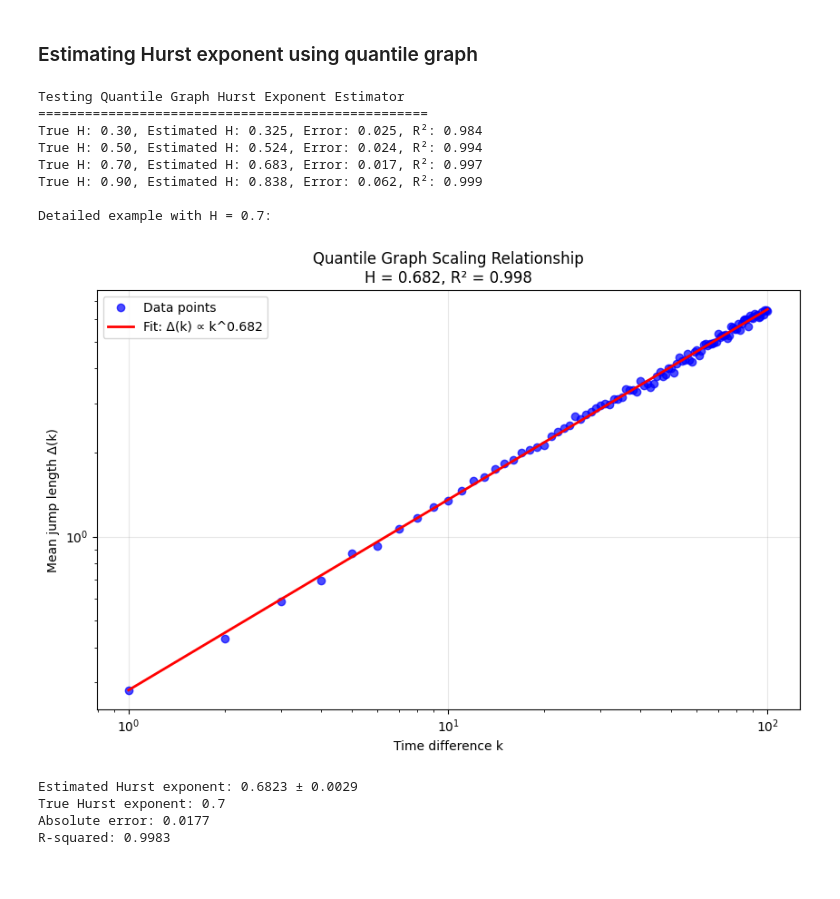
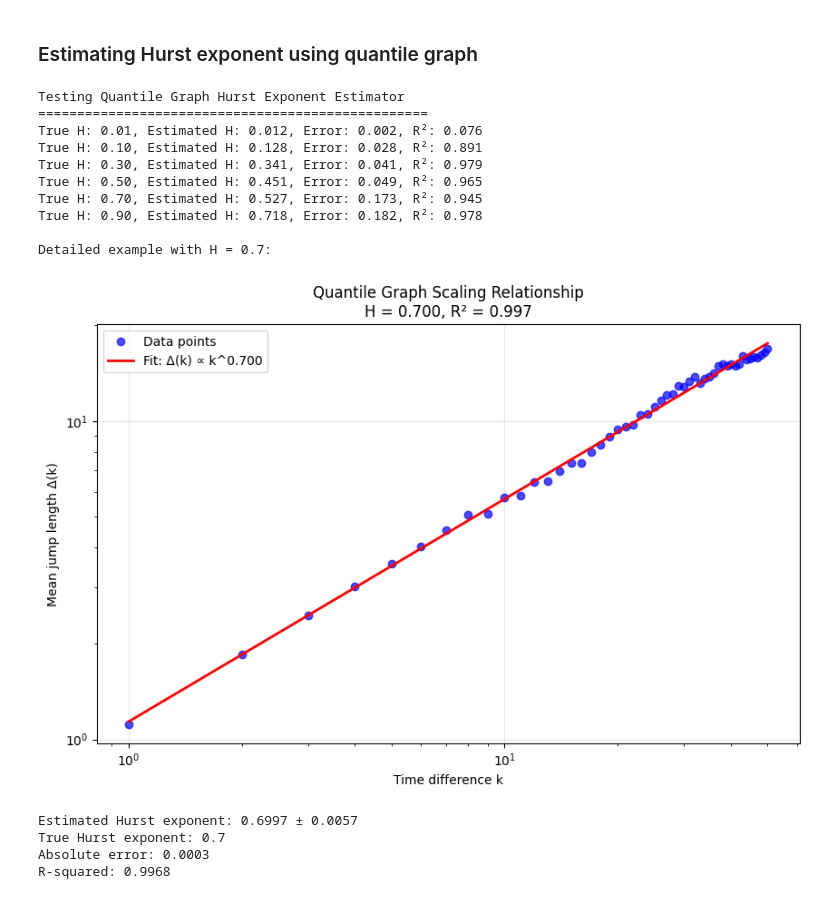
Before and after one commit to nsambel1980/causal_discovery, a Jupyter notebook: QuantileGraphHurstEstimator.ipynb, the cells around one changed output. Drawn from its saved outputs; the diff is of its cells as text; code cells hidden in the pictures.

```diff
--- a/QuantileGraphHurstEstimator.ipynb
+++ b/QuantileGraphHurstEstimator.ipynb
@@ -283,42 +283,44 @@ if __name__ == "__main__":
     print("=" * 50)
 
     # Test different Hurst exponents
-    true_hurst_values = [0.3, 0.5, 0.7, 0.9]
-    n_points = 5000
+    true_hurst_values = [0.01, 0.1, 0.3, 0.5, 0.7, 0.9]
+    n_points = 500
 
     estimator = QuantileGraphHurstEstimator(n_quantiles=50, random_state=42)
 
     for true_H in true_hurst_values:
         # Generate synthetic fBm
         fbm = generate_fractional_brownian_motion(n_points, true_H, random_state=42)
 
         # Estimate Hurst exponent
         estimated_H, results = estimator.estimate_hurst_exponent(fbm, plot_results=False)
 
         print(f"True H: {true_H:.2f}, Estimated H: {estimated_H:.3f}, "
               f"Error: {abs(estimated_H - true_H):.3f}, R²: {results['r_squared']:.3f}")
 
     # Detailed example with plotting
     print("\nDetailed example with H = 0.7:")
     true_H = 0.7
     fbm = generate_fractional_brownian_motion(n_points, true_H, random_state=123)
     estimated_H, results = estimator.estimate_hurst_exponent(fbm, plot_results=True)
 
     print(f"Estimated Hurst exponent: {estimated_H:.4f} ± {results['std_error']:.4f}")
     print(f"True Hurst exponent: {true_H}")
     print(f"Absolute error: {abs(estimated_H - true_H):.4f}")
     print(f"R-squared: {results['r_squared']:.4f}")
 # %% [output]
 Testing Quantile Graph Hurst Exponent Estimator
 ==================================================
-True H: 0.30, Estimated H: 0.325, Error: 0.025, R²: 0.984
-True H: 0.50, Estimated H: 0.524, Error: 0.024, R²: 0.994
-True H: 0.70, Estimated H: 0.683, Error: 0.017, R²: 0.997
-True H: 0.90, Estimated H: 0.838, Error: 0.062, R²: 0.999
+True H: 0.01, Estimated H: 0.012, Error: 0.002, R²: 0.076
+True H: 0.10, Estimated H: 0.128, Error: 0.028, R²: 0.891
+True H: 0.30, Estimated H: 0.341, Error: 0.041, R²: 0.979
+True H: 0.50, Estimated H: 0.451, Error: 0.049, R²: 0.965
+True H: 0.70, Estimated H: 0.527, Error: 0.173, R²: 0.945
+True H: 0.90, Estimated H: 0.718, Error: 0.182, R²: 0.978
 
 Detailed example with H = 0.7:
-[figure, old version]
+[figure, new version]
-Estimated Hurst exponent: 0.6823 ± 0.0029
+Estimated Hurst exponent: 0.6997 ± 0.0057
 True Hurst exponent: 0.7
-Absolute error: 0.0177
-R-squared: 0.9983
+Absolute error: 0.0003
+R-squared: 0.9968
```
